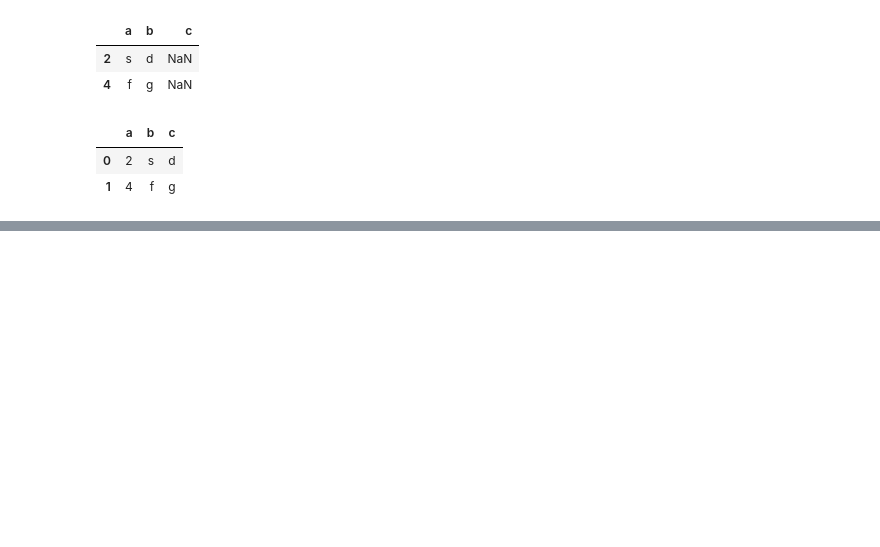
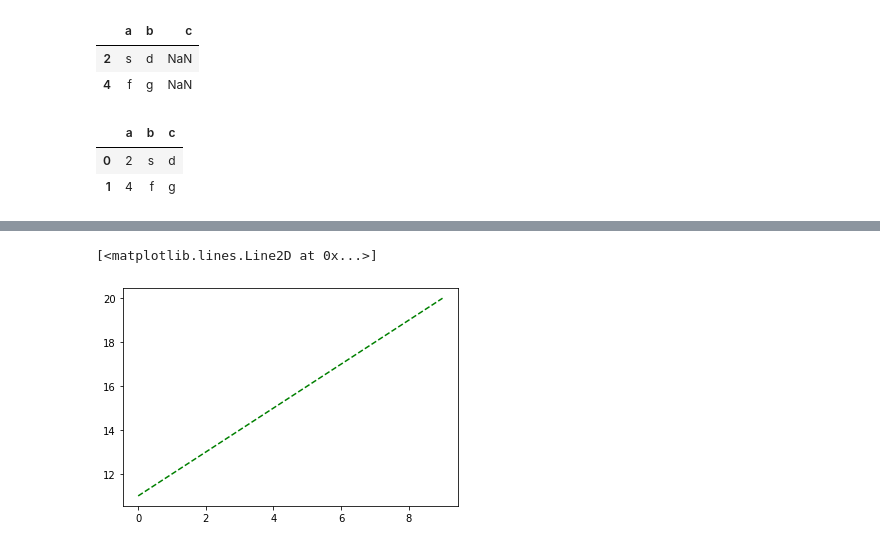
Before and after one commit to ashwinchelsea14/pythonlib, a Jupyter notebook: pythonlib.ipynb, the cells around one changed output, grey strips where cells are left out. Saved outputs shown, nothing was run; the diff lists cells and outputs as text; code cells hidden in the pictures; blank space fills up the shorter version.

```diff
--- a/pythonlib.ipynb
+++ b/pythonlib.ipynb
@@ -105,0 +131,5 @@ df                                ##if NaN comes unwantedly,use index_col=false
+# %%
+plt.plot(x,y,'g--')
+# %% [output]
+[<matplotlib.lines.Line2D at 0x...>]
+[figure, added]
```
Also changed, not shown: parts of 5 cells of this notebook.
